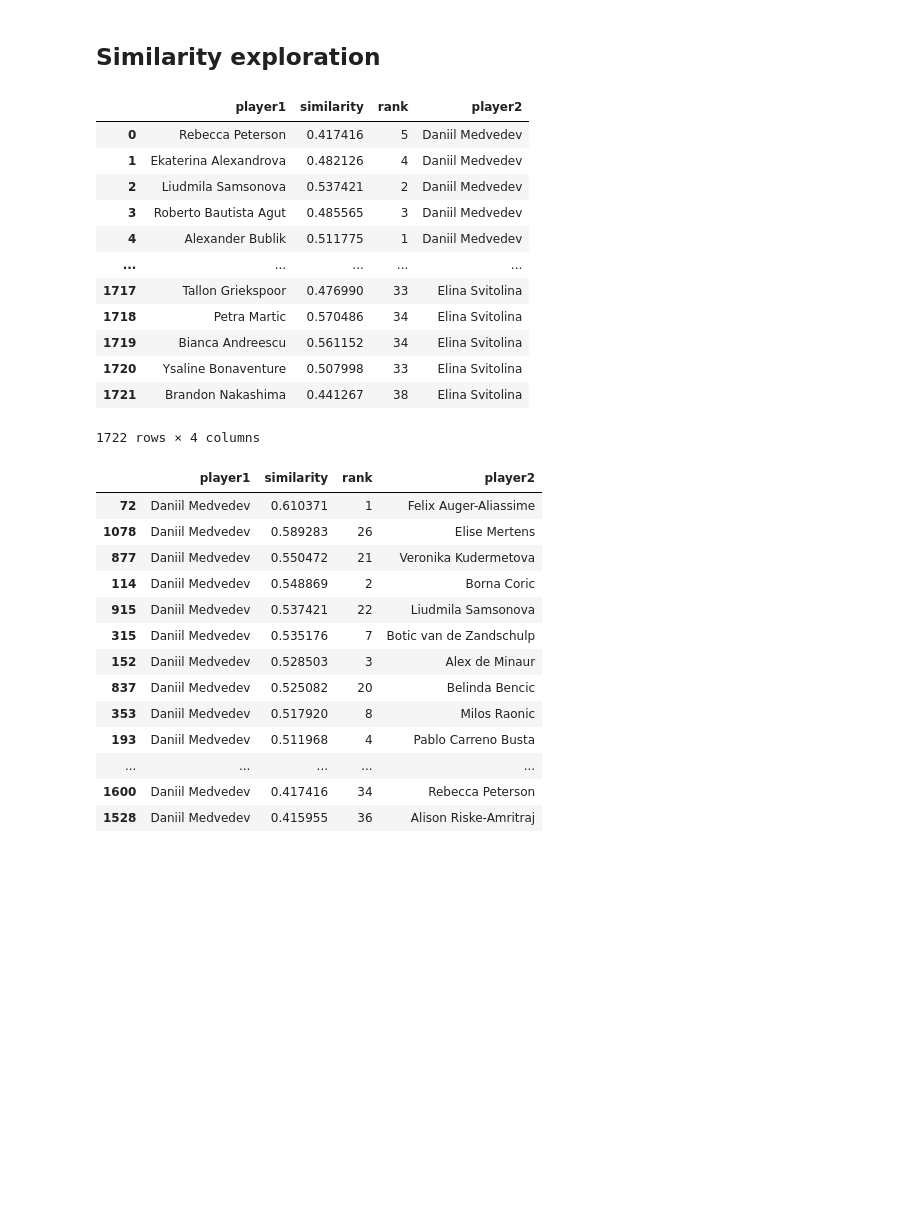
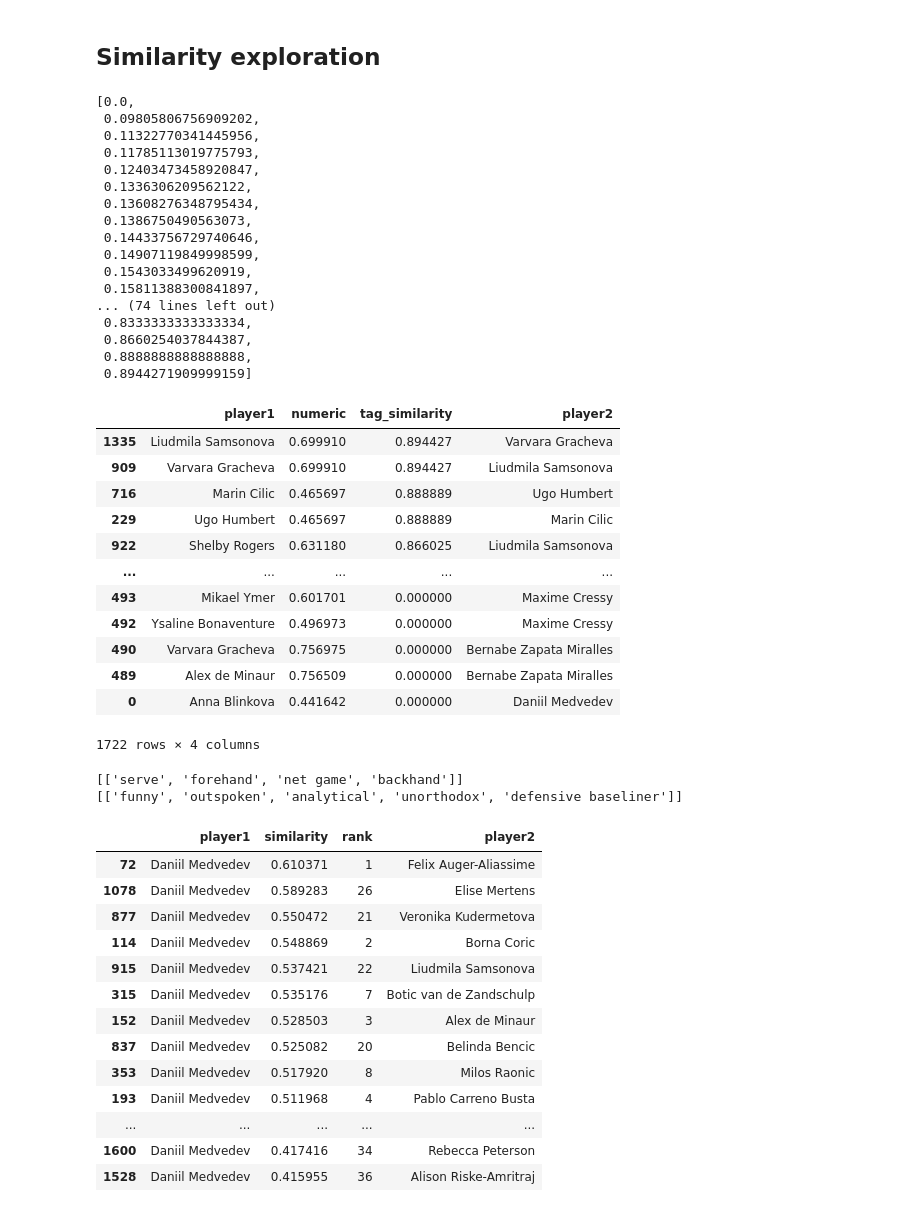
Before and after one commit to AsafKed/tennis-router, a Jupyter notebook: backend/test.ipynb, the cells around one changed output. Saved outputs shown, nothing was run; the diff lists cells and outputs as text; code cells hidden in the pictures; blank space fills up the shorter version.

Commit message:
Personality tags using cosine (much better results)

```diff
--- a/backend/test.ipynb
+++ b/backend/test.ipynb
@@ -398,21 +358,59 @@ similarities = sim_worker.get_all_similarities()
 sim_worker.close()
 
 # Show similarities where column similarity is not "None"
-similarities
+sorted(similarities['tag_similarity'].unique())
 # %% [output]
-|  | player1 | similarity | rank | player2 |
-| 0 | Rebecca Peterson | 0.417416 | 5 | Daniil Medvedev |
-| 1 | Ekaterina Alexandrova | 0.482126 | 4 | Daniil Medvedev |
-| 2 | Liudmila Samsonova | 0.537421 | 2 | Daniil Medvedev |
-| 3 | Roberto Bautista Agut | 0.485565 | 3 | Daniil Medvedev |
-| 4 | Alexander Bublik | 0.511775 | 1 | Daniil Medvedev |
-| ... | ... | ... | ... | ... |
-| 1717 | Tallon Griekspoor | 0.476990 | 33 | Elina Svitolina |
-| 1718 | Petra Martic | 0.570486 | 34 | Elina Svitolina |
-| 1719 | Bianca Andreescu | 0.561152 | 34 | Elina Svitolina |
-| 1720 | Ysaline Bonaventure | 0.507998 | 33 | Elina Svitolina |
-| 1721 | Brandon Nakashima | 0.441267 | 38 | Elina Svitolina |
-1722 rows × 4 columns
+[0.0,
+ 0.09805806756909202,
+ 0.11322770341445956,
+ 0.11785113019775793,
+ 0.12403473458920847,
+ 0.1336306209562122,
+ 0.13608276348795434,
+ 0.1386750490563073,
+ 0.14433756729740646,
+ 0.14907119849998599,
+ 0.1543033499620919,
+ 0.15811388300841897,
+... (74 lines left out)
+ 0.8333333333333334,
+ 0.8660254037844387,
+ 0.8888888888888888,
+ 0.8944271909999159]
+# %%
+# See similarity sort by personality_tags
+similarities.sort_values(by='tag_similarity', ascending=False)
+# %% [output]
+|  | player1 | numeric | tag_similarity | player2 |
+| 1335 | Liudmila Samsonova | 0.699910 | 0.894427 | Varvara Gracheva |
+| 909 | Varvara Gracheva | 0.699910 | 0.894427 | Liudmila Samsonova |
+| 716 | Marin Cilic | 0.465697 | 0.888889 | Ugo Humbert |
+| 229 | Ugo Humbert | 0.465697 | 0.888889 | Marin Cilic |
+| 922 | Shelby Rogers | 0.631180 | 0.866025 | Liudmila Samsonova |
+| ... | ... | ... | ... | ... |
+| 493 | Mikael Ymer | 0.601701 | 0.000000 | Maxime Cressy |
+| 492 | Ysaline Bonaventure | 0.496973 | 0.000000 | Maxime Cressy |
+| 490 | Varvara Gracheva | 0.756975 | 0.000000 | Bernabe Zapata Miralles |
+| 489 | Alex de Minaur | 0.756509 | 0.000000 | Bernabe Zapata Miralles |
+| 0 | Anna Blinkova | 0.441642 | 0.000000 | Daniil Medvedev |
+1722 rows × 4 columns
+# %%
+# Get all players with data
+from database_workers.Neo4j_Player_Worker import Player_Worker
+player_worker = Player_Worker()
+players = player_worker.get_all_players_with_personal_data()
+player_worker.close()
+
+# Turn the list of players into a dataframe
+import pandas as pd
+players_df = pd.DataFrame(players)
+
+# Print for comparison (they have nothing in common! Why is it not 0?)
+print(sorted(list(players_df[players_df['name'] == 'Veronika Kudermetova']['personality_tags'])))
+print(sorted(list(players_df[players_df['name'] == 'Daniil Medvedev']['personality_tags'])))
+# %% [output]
+[['serve', 'forehand', 'net game', 'backhand']]
+[['funny', 'outspoken', 'analytical', 'unorthodox', 'defensive baseliner']]
 # %%
 similarities[similarities['player1'] == 'Daniil Medvedev'].sort_values(by='similarity', ascending=False)
 # %% [output]
```
Also changed, not shown: parts of 3 cells of this notebook, 1 other file.
